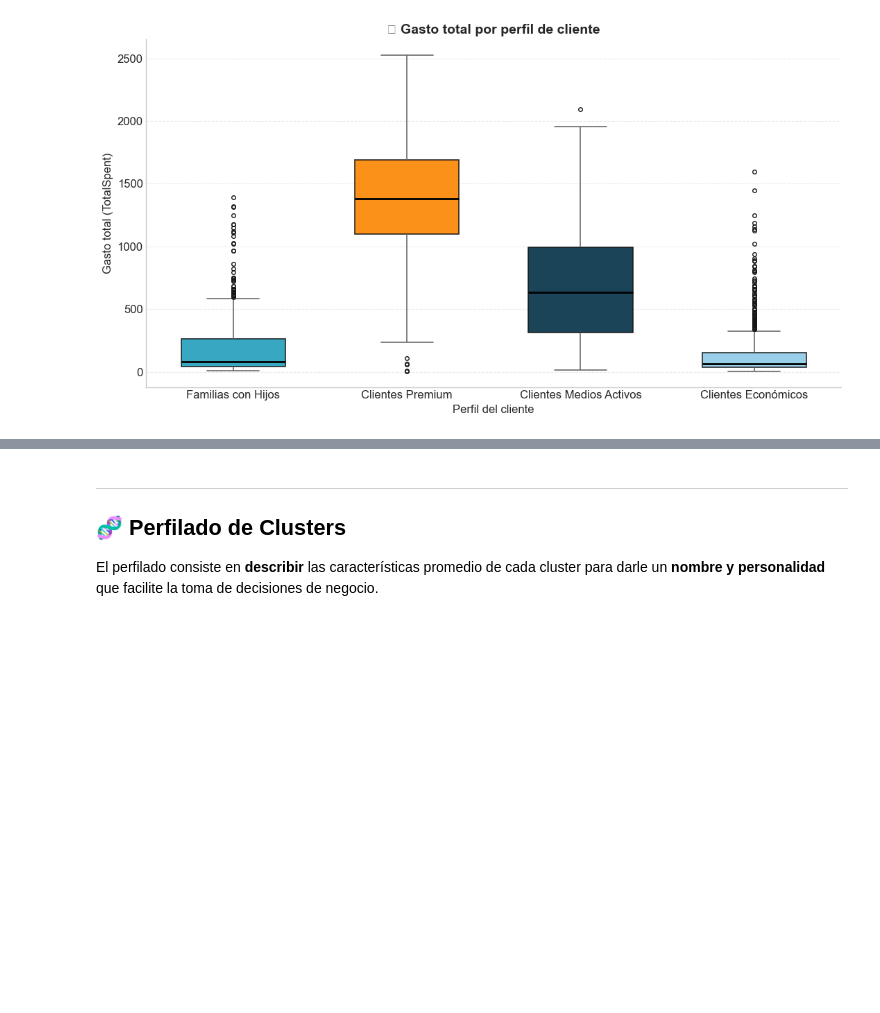
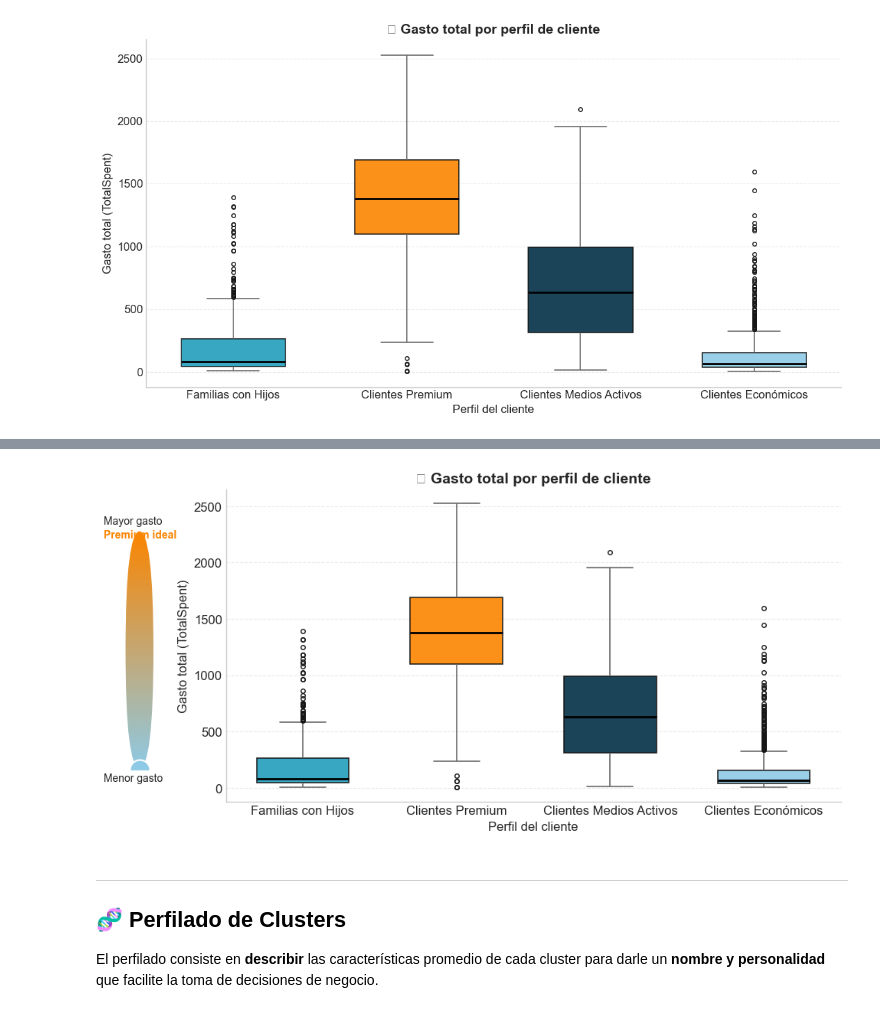
Before and after one commit to ealaurel/MINERIA_DATOS_2026_2, a Jupyter notebook: h4_1_kmeans_ifood.ipynb, the cells around one changed output, grey strips where cells are left out. Cells and saved outputs as stored; diff of their text form; code cells hidden in the pictures; blank space fills up the shorter version.

Commit message:
actualizacion data storyteling

```diff
--- a/h4_1_kmeans_ifood.ipynb
+++ b/h4_1_kmeans_ifood.ipynb
@@ -983,3 +983,94 @@ plt.tight_layout()
 plt.show()
 # %% [output]
 [figure]
+# %%
+from matplotlib.colors import LinearSegmentedColormap
+from matplotlib.patches import FancyBboxPatch
+
+# Boxplot de TotalSpent por cluster con diseño mejorado
+cluster_order = [0, 1, 2, 3]
+
+perfil_labels = {
+    0: 'Familias con Hijos',
+    1: 'Clientes Premium',
+    2: 'Clientes Medios Activos',
+    3: 'Clientes Económicos'
+}
+
+palette = {
+    0: '#219ebc',
+    1: '#fb8500',
+    2: '#023047',
+    3: '#8ecae6'
+}
+
+# Preparar DataFrame para graficar
+plot_df = df_cluster[df_cluster['Cluster'].isin(cluster_order)][['Cluster', 'TotalSpent']].copy()
+plot_df['Perfil'] = plot_df['Cluster'].map(perfil_labels)
+plot_df['Perfil'] = pd.Categorical(
+    plot_df['Perfil'],
+    categories=[perfil_labels[c] for c in cluster_order],
+    ordered=True
+)
+
+plt.figure(figsize=(11, 6))
+ax = sns.boxplot(
+    data=plot_df,
+    x='Perfil',
+    y='TotalSpent',
+    palette=[palette[c] for c in cluster_order],
+    width=0.6,
+    linewidth=1.2,
+    fliersize=4,
+    boxprops=dict(alpha=0.9),
+    medianprops=dict(color='black', linewidth=2),
+    whiskerprops=dict(color='dimgray', linewidth=1.2),
+    capprops=dict(color='dimgray', linewidth=1.2),
+    saturation=1
+)
+
+# Estilo general
+ax.set_title('💸 Gasto total por perfil de cliente', fontsize=14, fontweight='bold')
+ax.set_xlabel('Perfil del cliente', fontsize=12)
+ax.set_ylabel('Gasto total (TotalSpent)', fontsize=12)
+ax.set_axisbelow(True)
+ax.grid(axis='y', linestyle='--', alpha=0.4)
+sns.despine(left=False, bottom=False)
+
+plt.tight_layout()
+fig = ax.figure
+
+# Reservar espacio a la izquierda para el termómetro
+ax.set_position([0.22, 0.17, 0.73, 0.68])
+
+# Crear el termómetro con un gradiente celeste → naranja
+term_ax = fig.add_axes([0.10, 0.24, 0.035, 0.52])
+cmap_termometro = LinearSegmentedColormap.from_list(
+    'gasto_clientes', ['#8ecae6', '#fb8500']
+)
+gradiente = np.linspace(0, 1, 256).reshape(-1, 1)
+
+term_ax.imshow(gradiente, aspect='auto', origin='lower',
+               cmap=cmap_termometro, extent=(0, 1, 0, 1))
+
+# Redondear el tubo y añadir el bulbo inferior
+tubo = FancyBboxPatch(
+    (0, 0), 1, 1,
+    boxstyle='round,pad=0,rounding_size=0.5',
+    transform=term_ax.transAxes,
+    facecolor='none',
+    edgecolor='white',
+    linewidth=1.5
+)
+term_ax.add_patch(tubo)
+term_ax.images[0].set_clip_path(tubo)
+term_ax.scatter(0.5, 0, s=350, color='#8ecae6',
+                edgecolor='white', linewidth=1.5, zorder=3)
+term_ax.set_axis_off()
+
+# Etiquetas del termómetro
+fig.text(0.075, 0.78, 'Mayor gasto', ha='left', va='center', fontsize=10)
+fig.text(0.075, 0.75, 'Premium ideal', ha='left', va='center',
+         fontsize=10, color='#fb8500', fontweight='bold')
+fig.text(0.075, 0.22, 'Menor gasto', ha='left', va='center', fontsize=10)
+# %% [output]
@@ -986,3 +1078,4 @@ plt.show()
+[figure, added]
 # %% [markdown]
 ---
 ## 🧬 Perfilado de Clusters
```
Also changed, not shown: parts of 1 cell of this notebook, 1 other file.
